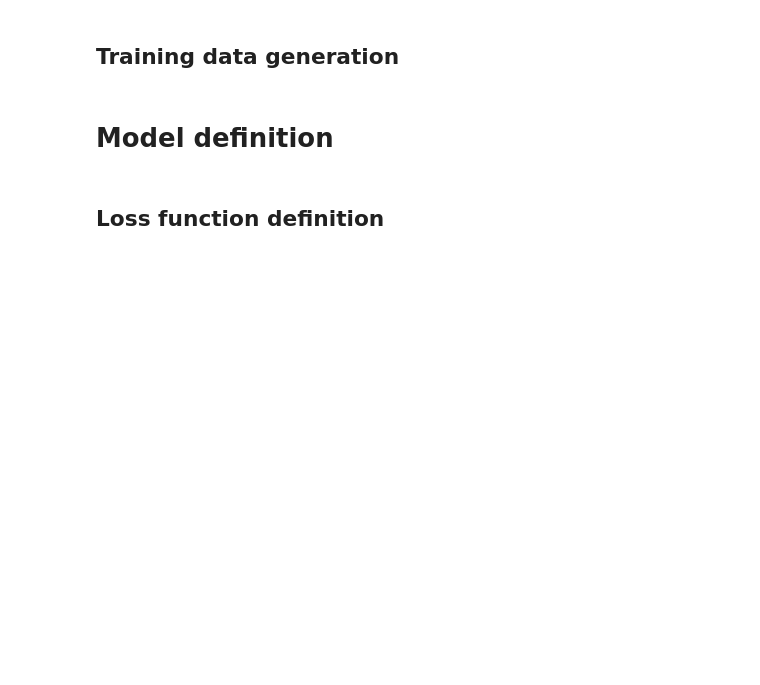
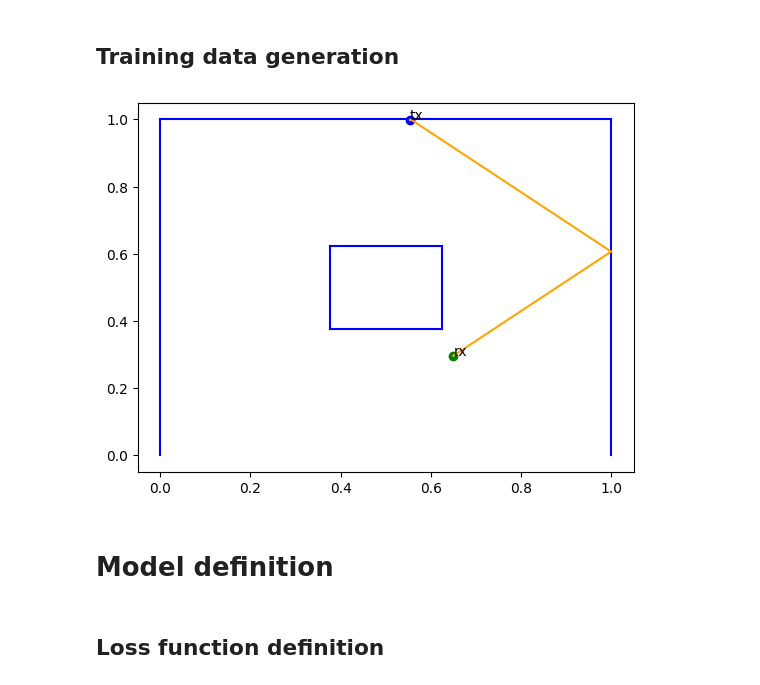
Before and after one commit to jeertmans/DiffeRT2d, a Jupyter notebook: docs/source/GFlowNet.ipynb, the cells around one changed output. Drawn from its saved outputs; the diff is of its cells as text; code cells hidden in the pictures; blank space fills up the shorter version.

```diff
--- a/docs/source/GFlowNet.ipynb
+++ b/docs/source/GFlowNet.ipynb
@@ -44,14 +68,19 @@ key, key_example_scene = jax.random.split(key, 2)
 
 
 def random_scenes(
+    min_ratio: float = 0.24,
+    max_ratio: float = 0.26,
+    min_num_walls: int = 4,
+    min_angle: float = -0.0 * jnp.pi,
+    max_angle: float = +0.0 * jnp.pi,
     *,
     key: PRNGKeyArray,
-    min_ratio: float = 0.20,
-    max_ratio: float = 0.30,
-    min_num_walls: int = 4,
-    min_angle: float = -0.05 * jnp.pi,
-    max_angle: float = +0.05 * jnp.pi,
 ) -> Iterator[tuple[Scene, Float[Array, "2+num_walls*2 2"]]]:
+    """
+    Returns a generator of random variant of :func:`Scene.square_scene_with_obstacle`.
+
+    :param key: TODO.
+    """
     while True:
         key, key_ratio, key_tx_rx, key_num_walls, key_walls, key_angles = (
             jax.random.split(key, 6)
@@ -93,6 +122,13 @@ def random_scenes(
 def samples(
     order: int, **kwargs: Any
 ) -> Iterator[tuple[Float[Array, "2+num_walls*2 2"], Int[Array, "num_paths {order}"]]]:
+    """
+    Returns a generator of random (train or test) samples for the model.
+
+    :param order: The order of the paths to generate.
+    :param kwargs: Keyword arguments passed to :func:`random_scenes`.
+    :return: A generator of (scene coordinates, path_candidates).
+    """
     for scene, points in random_scenes(**kwargs):
         path_candidates = [
             path_candidate
@@ -114,14 +150,16 @@ scenes = random_scenes(key=key_example_scene)
 # %%
 ax = plt.gca()
 scene, _ = next(scenes)
 scene.plot(ax)
 
 for _, _, path, _ in scene.all_valid_paths(
-    min_order=order, max_order=order, approx=False
+    order=order
 ):
     path.plot(ax)
 
 plt.show()
+# %% [output]
+[figure, added]
 # %%
 key, key_model, key_train, key_samples = jax.random.split(key, 4)
 key_train_samples, key_test_samples = jax.random.split(key_samples, 2)
```
Also changed, not shown: parts of 16 cells of this notebook, 2 other files.
